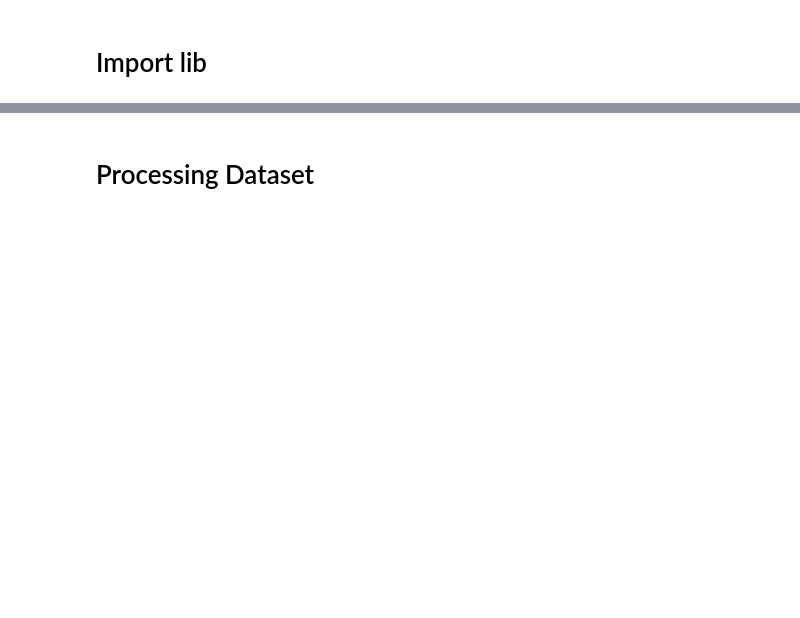
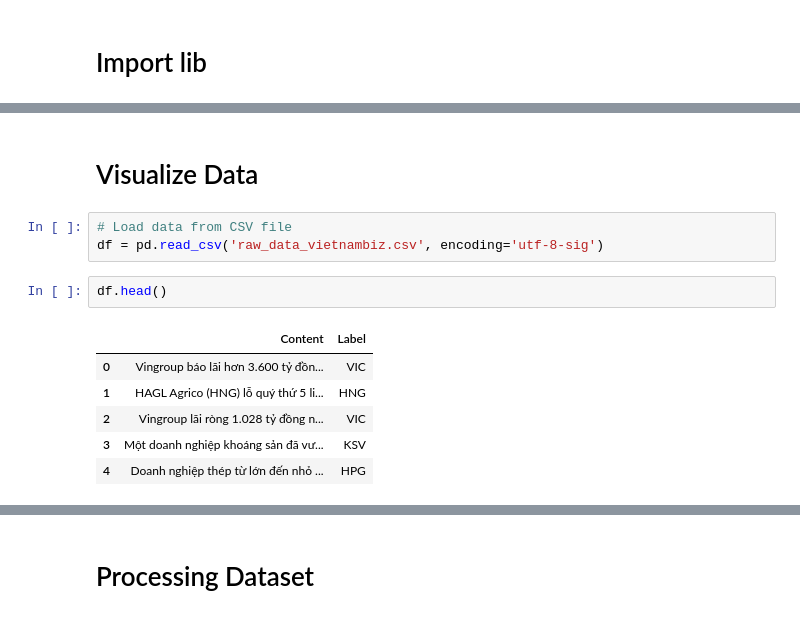
Before and after one commit to duongnghia222/News_classification, a Jupyter notebook: NPL_news_classification.ipynb, the cells around one changed output, grey strips where cells are left out. Saved outputs shown, nothing was run; the diff lists cells and outputs as text; blank space fills up the shorter version.

```diff
--- a/NPL_news_classification.ipynb
+++ b/NPL_news_classification.ipynb
@@ -36,0 +32,14 @@ from sklearn.preprocessing import LabelEncoder
+# %% [markdown]
+# Visualize Data
+# %%
+# Load data from CSV file
+df = pd.read_csv('raw_data_vietnambiz.csv', encoding='utf-8-sig')
+# %%
+df.head()
+# %% [output]
+|  | Content | Label |
+| 0 | Vingroup báo lãi hơn 3.600 tỷ đồn... | VIC |
+| 1 | HAGL Agrico (HNG) lỗ quý thứ 5 li... | HNG |
+| 2 | Vingroup lãi ròng 1.028 tỷ đồng n... | VIC |
+| 3 | Một doanh nghiệp khoáng sản đã vư... | KSV |
+| 4 | Doanh nghiệp thép từ lớn đến nhỏ ... | HPG |
```
Also changed, not shown: parts of 14 cells of this notebook, 4 other files.
